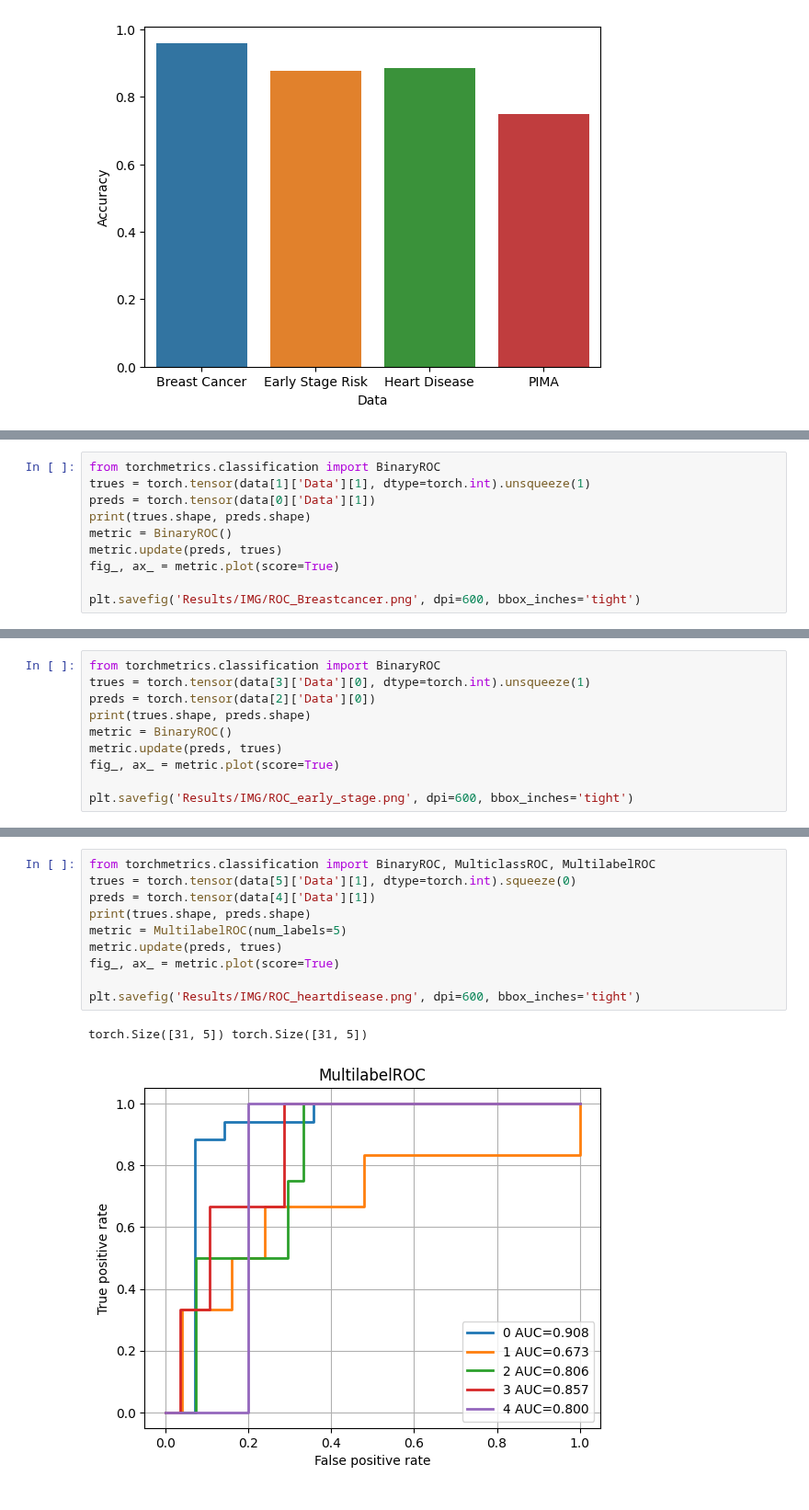
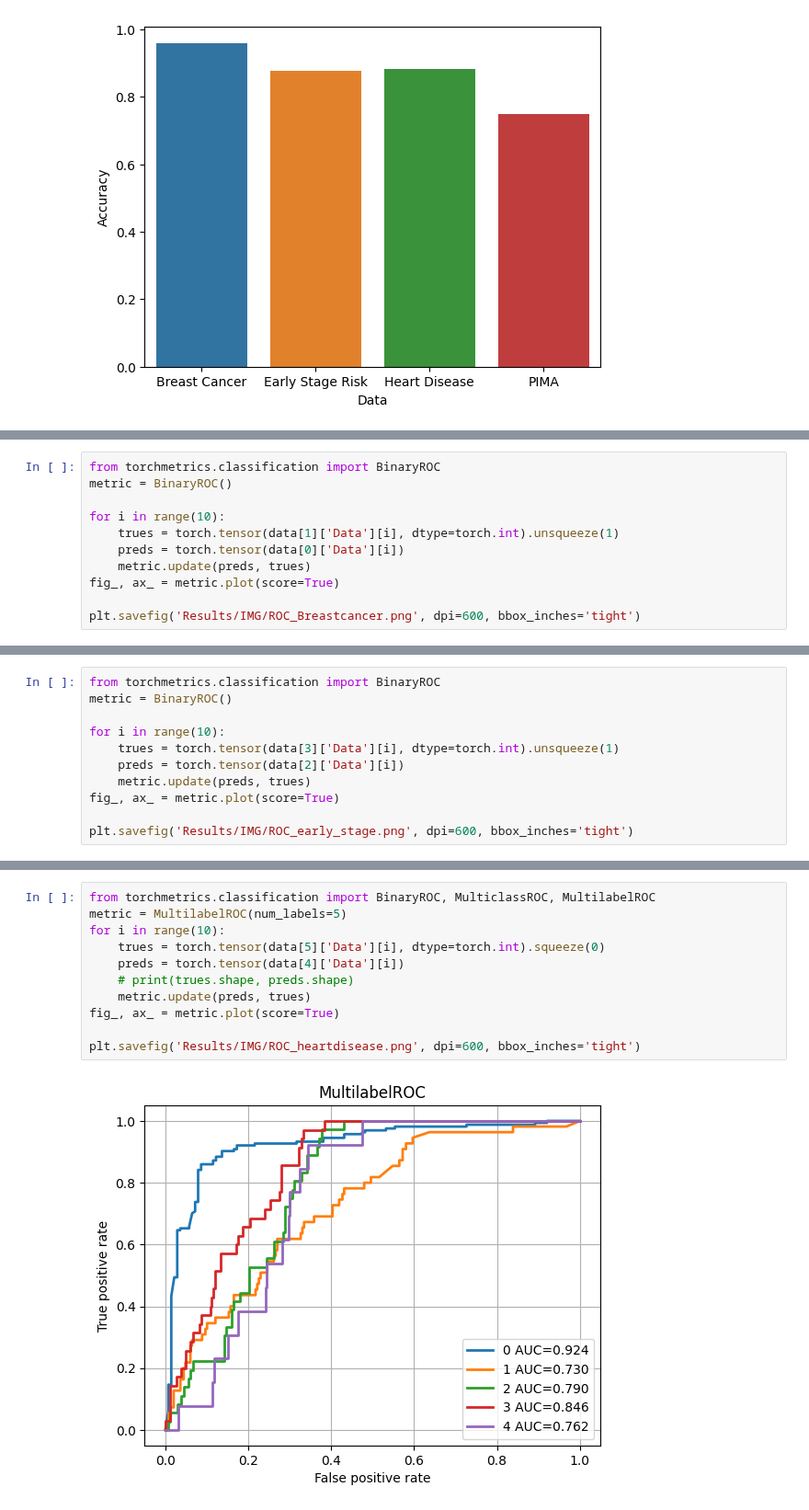
Before and after one commit to MRifqiFz/project-ednn, a Jupyter notebook: Robust/Visualization.ipynb, the cells around one changed output, grey strips where cells are left out. Shown at 92% size. Saved outputs shown, nothing was run; the diff lists cells and outputs as text.

```diff
--- a/Robust/Visualization.ipynb
+++ b/Robust/Visualization.ipynb
@@ -185,10 +193,11 @@ plt.savefig('Results/IMG/Recall.png', dpi=600, bbox_inches='tight')
 # %%
 from torchmetrics.classification import BinaryROC
-trues = torch.tensor(data[1]['Data'][1], dtype=torch.int).unsqueeze(1)
-preds = torch.tensor(data[0]['Data'][1])
-print(trues.shape, preds.shape)
 metric = BinaryROC()
-metric.update(preds, trues)
+
+for i in range(10):
+    trues = torch.tensor(data[1]['Data'][i], dtype=torch.int).unsqueeze(1)
+    preds = torch.tensor(data[0]['Data'][i])
+    metric.update(preds, trues)
 fig_, ax_ = metric.plot(score=True)
 
 plt.savefig('Results/IMG/ROC_Breastcancer.png', dpi=600, bbox_inches='tight')
@@ -198,10 +206,11 @@ torch.Size([57, 1]) torch.Size([57, 1])
 # %%
 from torchmetrics.classification import BinaryROC
-trues = torch.tensor(data[3]['Data'][0], dtype=torch.int).unsqueeze(1)
-preds = torch.tensor(data[2]['Data'][0])
-print(trues.shape, preds.shape)
 metric = BinaryROC()
-metric.update(preds, trues)
+
+for i in range(10):
+    trues = torch.tensor(data[3]['Data'][i], dtype=torch.int).unsqueeze(1)
+    preds = torch.tensor(data[2]['Data'][i])
+    metric.update(preds, trues)
 fig_, ax_ = metric.plot(score=True)
 
 plt.savefig('Results/IMG/ROC_early_stage.png', dpi=600, bbox_inches='tight')
@@ -211,15 +219,15 @@ torch.Size([26, 1]) torch.Size([26, 1])
 # %%
 from torchmetrics.classification import BinaryROC, MulticlassROC, MultilabelROC
-trues = torch.tensor(data[5]['Data'][1], dtype=torch.int).squeeze(0)
-preds = torch.tensor(data[4]['Data'][1])
-print(trues.shape, preds.shape)
 metric = MultilabelROC(num_labels=5)
-metric.update(preds, trues)
+for i in range(10):
+    trues = torch.tensor(data[5]['Data'][i], dtype=torch.int).squeeze(0)
+    preds = torch.tensor(data[4]['Data'][i])
+    # print(trues.shape, preds.shape)
+    metric.update(preds, trues)
 fig_, ax_ = metric.plot(score=True)
 
 plt.savefig('Results/IMG/ROC_heartdisease.png', dpi=600, bbox_inches='tight')
 # %% [output]
-torch.Size([31, 5]) torch.Size([31, 5])
-[figure, old version]
+[figure, new version]
 # %%
 from torchmetrics.classification import BinaryROC
```
Also changed, not shown: parts of 12 cells of this notebook, 9 other files.
